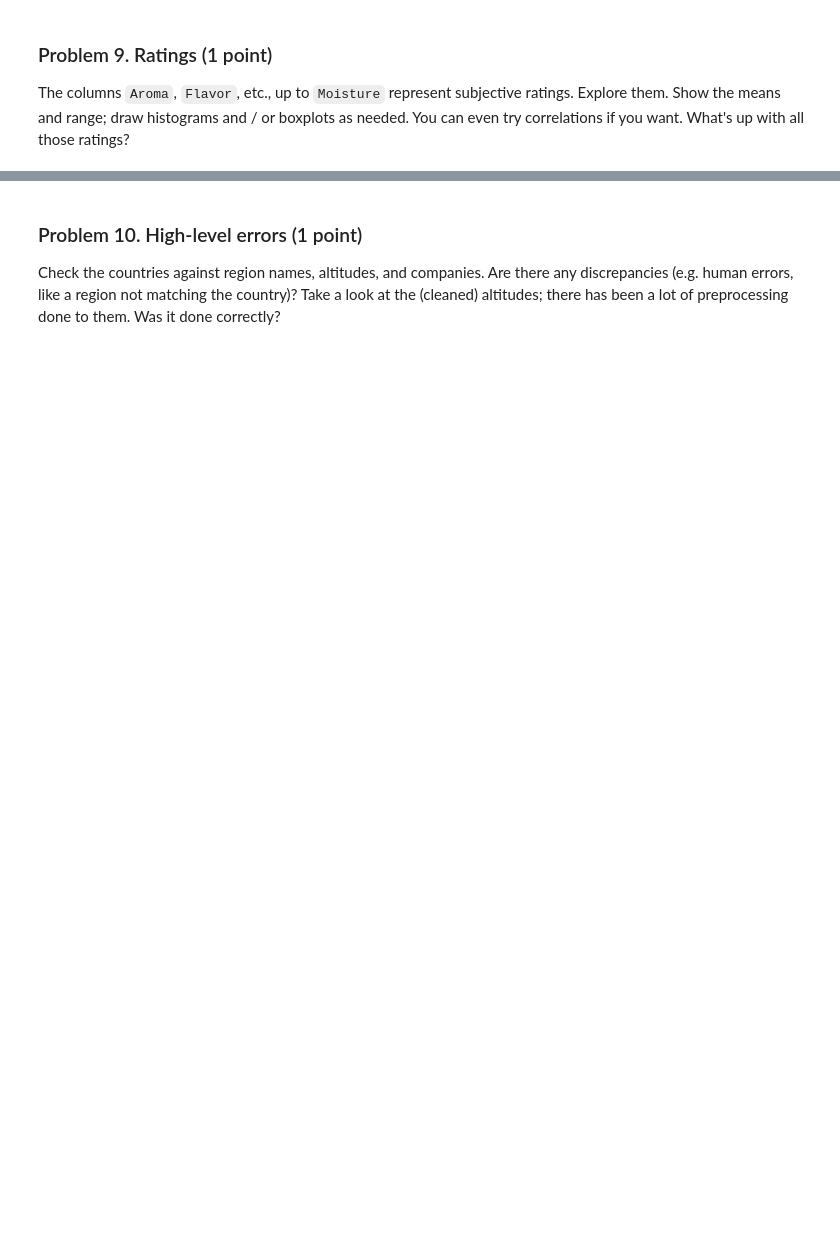
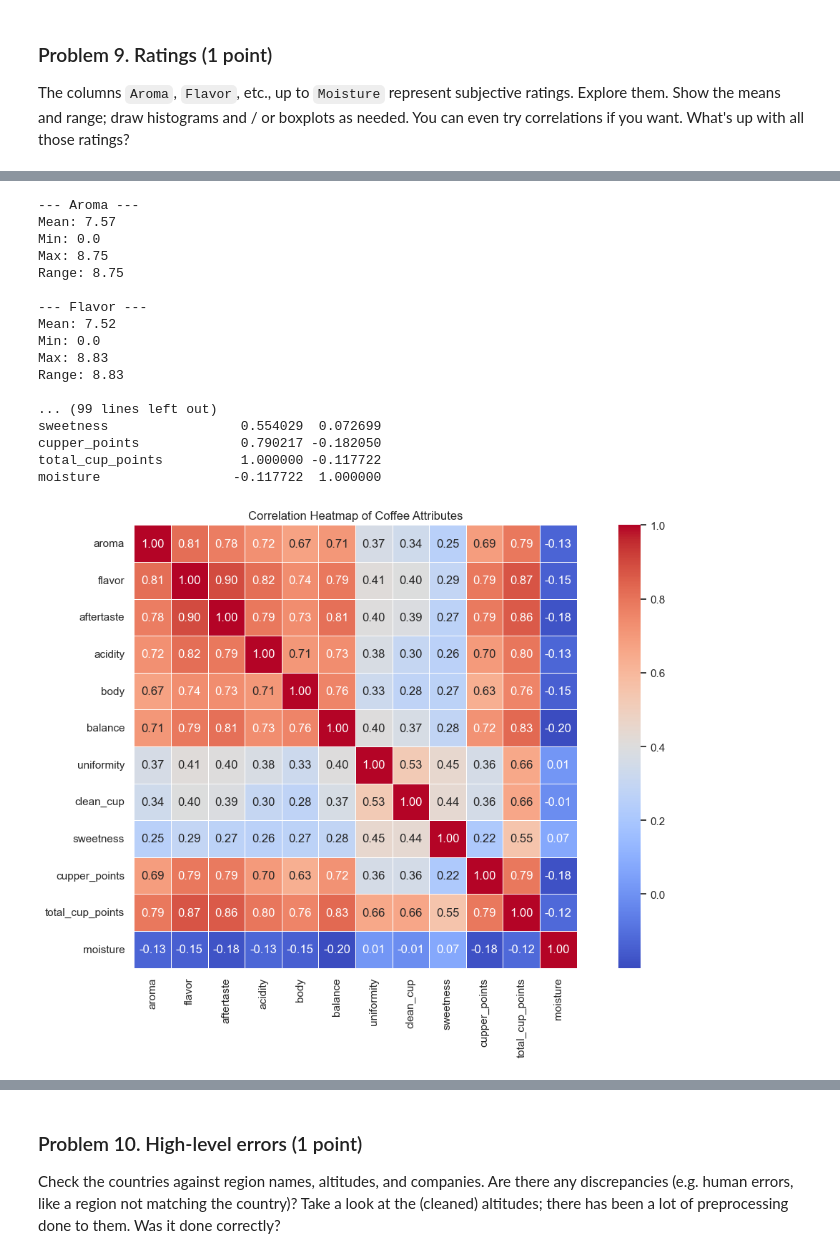
Before and after one commit to i11g/Data-Tidying, a Jupyter notebook: Data Tidying and Cleaning Lab.ipynb, the cells around one changed output, grey strips where cells are left out. Saved outputs shown, nothing was run; the diff lists cells and outputs as text; code cells hidden in the pictures; blank space fills up the shorter version.

```diff
--- a/Data Tidying and Cleaning Lab.ipynb
+++ b/Data Tidying and Cleaning Lab.ipynb
@@ -892,0 +968,3 @@ Name: count, dtype: int64
+# %%
+# Make the new column - continents
+coffe_index["continents"]= coffe_index["country_of_origin"].map(continent_map)
@@ -901,0 +1049,53 @@ coffe_index.moisture.value_counts()
+# %%
+# Select the relevant columns, which we what to explore
+
+columns_to_explore = ["aroma", "flavor", "aftertaste", "acidity","body", "balance", "uniformity",
+       "clean_cup", "sweetness", "cupper_points", "total_cup_points", "moisture"]
+
+# Compute the mean and range for each
+
+for col in columns_to_explore:
+    mean_val = coffe_index[col].mean()
+    min_val = coffe_index[col].min()
+    max_val = coffe_index[col].max()
+    value_range = max_val - min_val
+
+# Print
+    print(f"--- {col.capitalize()} ---")
+    print(f"Mean: {mean_val:.2f}")
+    print(f"Min: {min_val}")
+    print(f"Max: {max_val}")
+    print(f"Range: {value_range:.2f}\n")
+
+# Compute correlation matrix
+correlation_matrix = coffe_index[columns_to_explore].corr()
+
+# Display correlation matrix
+print("\n=== Correlation Matrix ===")
+print(correlation_matrix)
+
+# Optional: visualize correlation matrix as a heatmap
+plt.figure(figsize=(12, 8))
+sns.heatmap(correlation_matrix, annot=True, fmt=".2f", cmap="coolwarm", square=True, linewidths=0.5)
+plt.title("Correlation Heatmap of Coffee Attributes")
+plt.tight_layout()
+plt.show()
+# %% [output]
+--- Aroma ---
+Mean: 7.57
+Min: 0.0
+Max: 8.75
+Range: 8.75
+
+--- Flavor ---
+Mean: 7.52
+Min: 0.0
+Max: 8.83
+Range: 8.83
+
+... (99 lines left out)
+sweetness                 0.554029  0.072699
+cupper_points             0.790217 -0.182050
+total_cup_points          1.000000 -0.117722
+moisture                 -0.117722  1.000000
+[figure, added]
```
Also changed, not shown: parts of 31 cells of this notebook, 1 other file.
